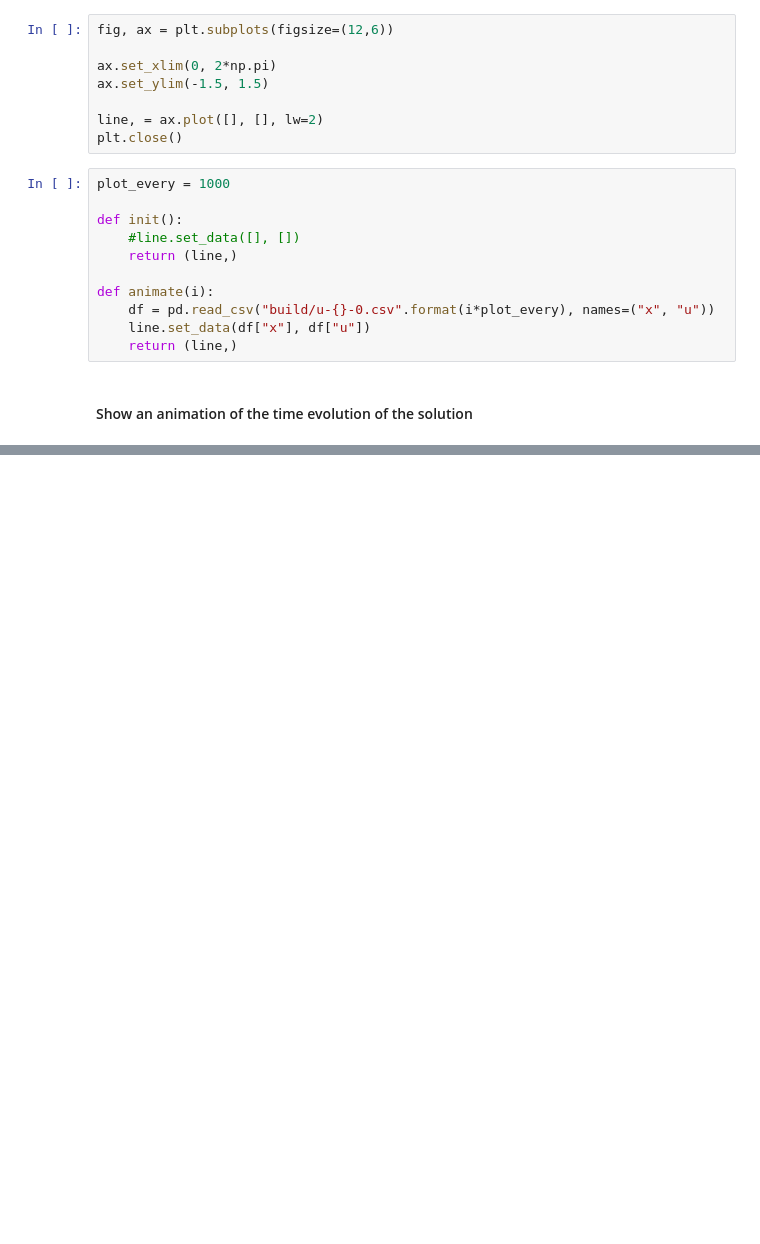
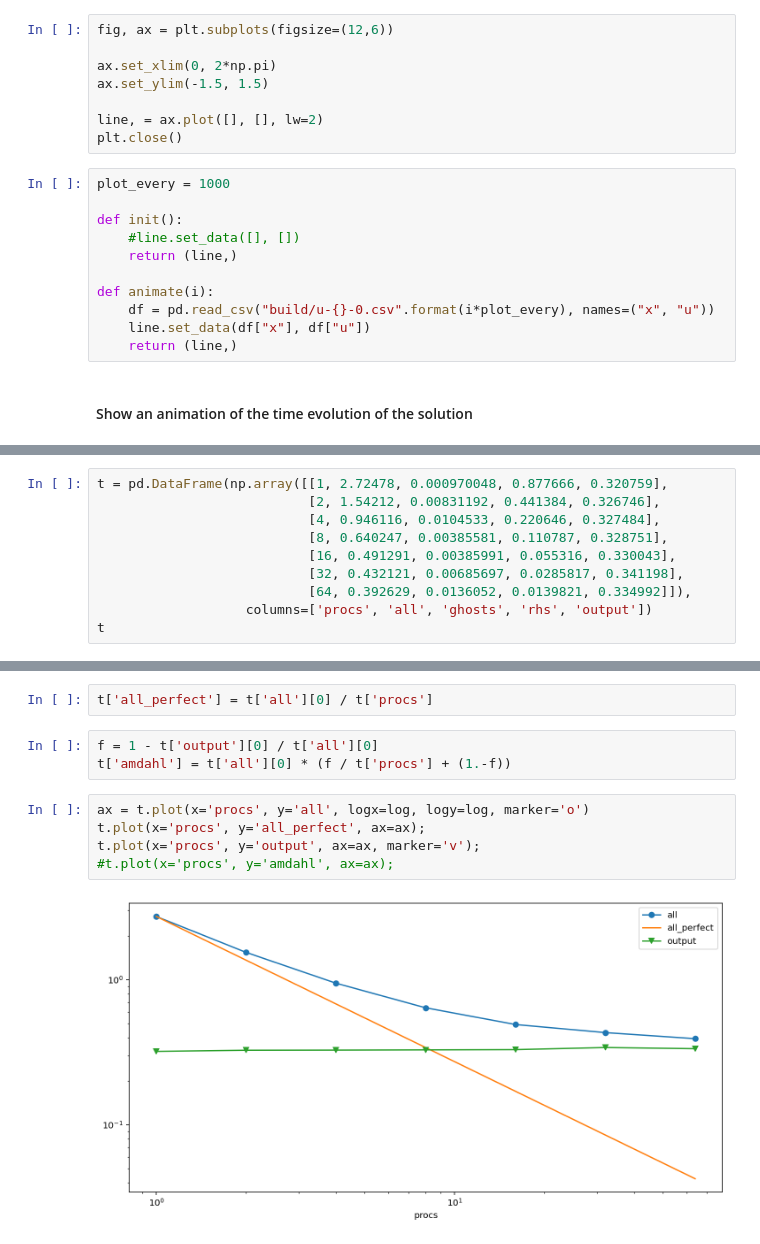
Before and after one commit to unh-hpc-2021/iam851, a Jupyter notebook: class22/kdv.ipynb, the cells around one changed output, grey strips where cells are left out. Saved outputs shown, nothing was run; the diff lists cells and outputs as text; blank space fills up the shorter version.

```diff
--- a/class22/kdv.ipynb
+++ b/class22/kdv.ipynb
@@ -74,0 +107,10 @@ animation.FuncAnimation(fig, animate, init_func=init,
+# %%
+t = pd.DataFrame(np.array([[1, 2.72478, 0.000970048, 0.877666, 0.320759],
+                           [2, 1.54212, 0.00831192, 0.441384, 0.326746],
+                           [4, 0.946116, 0.0104533, 0.220646, 0.327484],
+                           [8, 0.640247, 0.00385581, 0.110787, 0.328751],
+                           [16, 0.491291, 0.00385991, 0.055316, 0.330043],
+                           [32, 0.432121, 0.00685697, 0.0285817, 0.341198],
+                           [64, 0.392629, 0.0136052, 0.0139821, 0.334992]]),
+                   columns=['procs', 'all', 'ghosts', 'rhs', 'output'])
+t
@@ -74,0 +126,12 @@ animation.FuncAnimation(fig, animate, init_func=init,
+# %%
+t['all_perfect'] = t['all'][0] / t['procs']
+# %%
+f = 1 - t['output'][0] / t['all'][0]
+t['amdahl'] = t['all'][0] * (f / t['procs'] + (1.-f))
+# %%
+ax = t.plot(x='procs', y='all', logx=log, logy=log, marker='o')
+t.plot(x='procs', y='all_perfect', ax=ax);
+t.plot(x='procs', y='output', ax=ax, marker='v');
+#t.plot(x='procs', y='amdahl', ax=ax);
+# %% [output]
+[figure, added]
```
Also changed, not shown: parts of 8 cells of this notebook.
